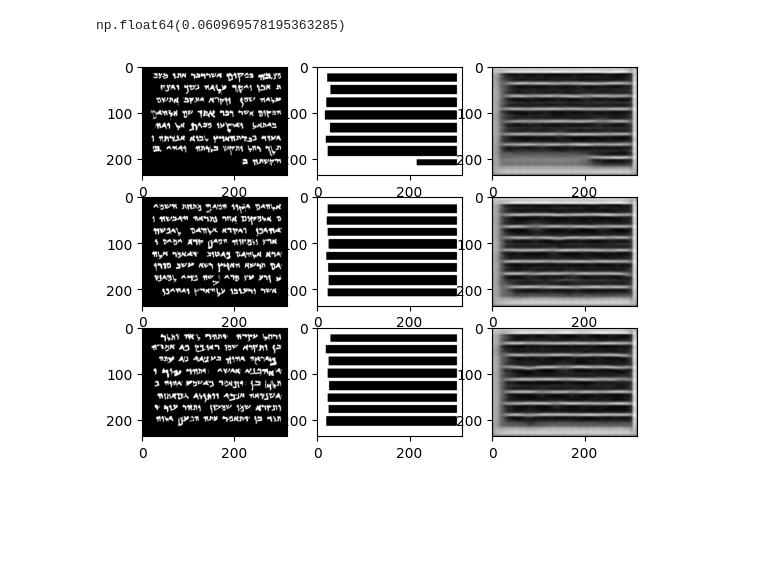
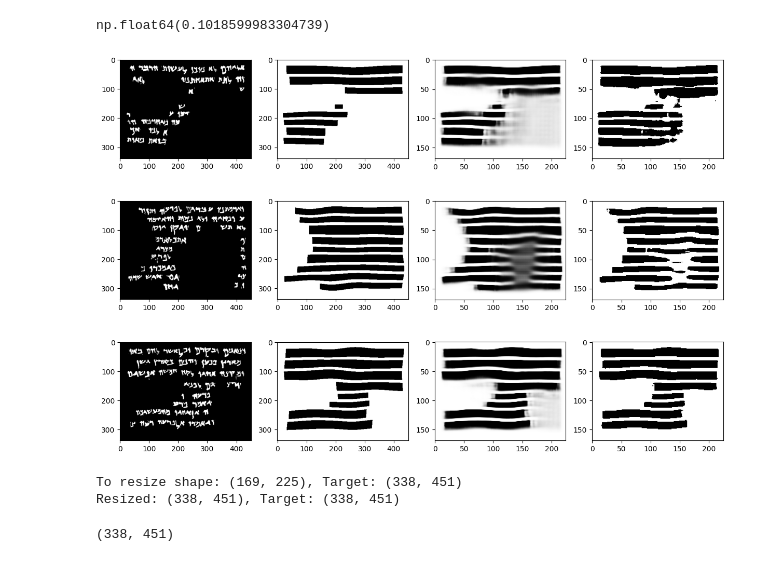
Before and after one commit to DeLnlyMthrLvr/DeadSeaScrolls, a Jupyter notebook: linesegmentation/eval.ipynb, the cells around one changed output. Saved outputs shown, nothing was run; the diff lists cells and outputs as text; code cells hidden in the pictures; blank space fills up the shorter version.

```diff
--- a/linesegmentation/eval.ipynb
+++ b/linesegmentation/eval.ipynb
@@ -5,7 +5,7 @@ from pathlib import Path
 import sys
 sys.path.append("..")
 
-run_name = "20250505_154538_unet"
+run_name = "20250507_121716_run_saved"
 experiment_folder = Path("./runs") / run_name
 model = UNet.load(experiment_folder)
 model = model.to("cuda")
@@ -12,14 +22,21 @@ model = model.to("cuda")
 # %%
 from synthetic import DataGenerator, SynthSettings
 
-gen_settings = SynthSettings(downscale_factor=0.35)
+gen_settings = SynthSettings(
+    downscale_factor=0.5,
+    cutout_noise=True,
+    cutout_noise_size=200,
+    warp_noise=True,
+    warp_noise_strength=5
+)
 generator = DataGenerator(settings=gen_settings)
-_, _, scrolls, lines = generator.generate_passages_scrolls(200)
+_, _, scrolls, lines = generator.generate_passages_scrolls(70)
 # %%
 import numpy as np
 import torch.nn as nn
 import torch
 from torch.utils.data import DataLoader
+import torch.nn.functional as F
 
 def inference(scrolls, lines = None):
 
@@ -37,7 +54,8 @@ def inference(scrolls, lines = None):
         for batch_scrolls, batch_lines in DataLoader(data):
             batch_scrolls, batch_lines = batch_scrolls.to("cuda"), batch_lines.to("cuda")
             lines_hat = model(batch_scrolls)
-            hats.append(lines_hat.cpu().numpy())
+            out = F.sigmoid(lines_hat)
+            hats.append(out.cpu().numpy())
 
             if track_loss:
                 loss = criterion(lines_hat, batch_lines)
@@ -54,19 +72,12 @@ def inference(scrolls, lines = None):
 hats, loss = inference(scrolls, lines)
 loss
 # %% [output]
-np.float64(0.060969578195363285)
+np.float64(0.1018599983304739)
-# %%
-from matplotlib import pyplot as plt
-
-fig, ax = plt.subplots(3, 3)
-
-inds = np.random.choice(scrolls.shape[0], size=3, replace=False)
-
-for i, index in enumerate(inds):
-    ax[i, 0].imshow(scrolls[index], cmap="binary")
-    ax[i, 1].imshow(lines[index], cmap="binary")
-    ax[i, 2].imshow(np.squeeze(hats[index]), cmap="binary")
-
-plt.show()
-# %% [output]
-[figure, removed]
+# %%
+def get_quantile_2d(raw_mask: np.ndarray, q: float = 0.62) -> np.ndarray:
+    """
+    raw_mask shape (H,W)
+    """
+    threshold_value = np.quantile(raw_mask, q)
+    mask = (raw_mask >= threshold_value).astype(np.uint8)
+    return mask
@@ -72,0 +87,36 @@ plt.show()
+# %%
+
+fig, ax = plt.subplots(3, 4, figsize=(15,10))
+for i, index in enumerate(inds):
+    ax[i, 0].imshow(scrolls[index], cmap="binary")
+    ax[i, 1].imshow(lines[index], cmap="binary")
+    ax[i, 2].imshow(np.squeeze(hats[index]), cmap="binary")
+    ax[i, 3].imshow(get_quantile_2d(np.squeeze(hats[index])), cmap="binary")
+
+plt.show()
+# %% [output]
+[figure, added]
+# %%
+from synthetic import extract_lines_cc
+import cv2
+
+def resize_image(image_to_resize, reference_image_for_shape):
+    print(f"To resize shape: {image_to_resize.shape}, Target: {reference_image_for_shape.shape}")
+    target_height, target_width = reference_image_for_shape.shape[:2]
+    resized_image = cv2.resize(
+        image_to_resize,
+        (target_width, target_height),
+        interpolation=cv2.INTER_LINEAR # Use cv2.INTER_NEAREST for masks if preferred
+    )
+    print(f"Resized: {resized_image.shape}, Target: {reference_image_for_shape.shape}")
+    return resized_image
+
+image_to_resize = hats[0].squeeze()
+reference_image_for_shape = scrolls[0]
+
+resized = resize_image(image_to_resize,reference_image_for_shape)
+resized.shape
+# %% [output]
+To resize shape: (169, 225), Target: (338, 451)
+Resized: (338, 451), Target: (338, 451)
+(338, 451)
```
Also changed, not shown: parts of 7 cells of this notebook, 39 other files.
